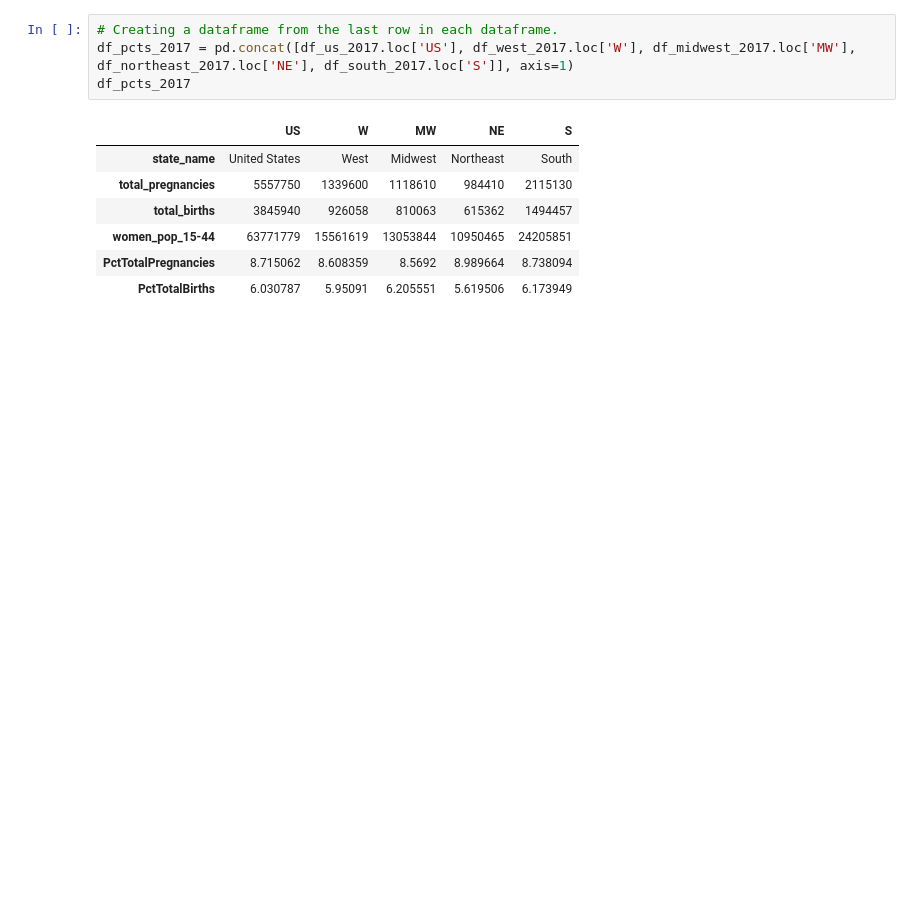
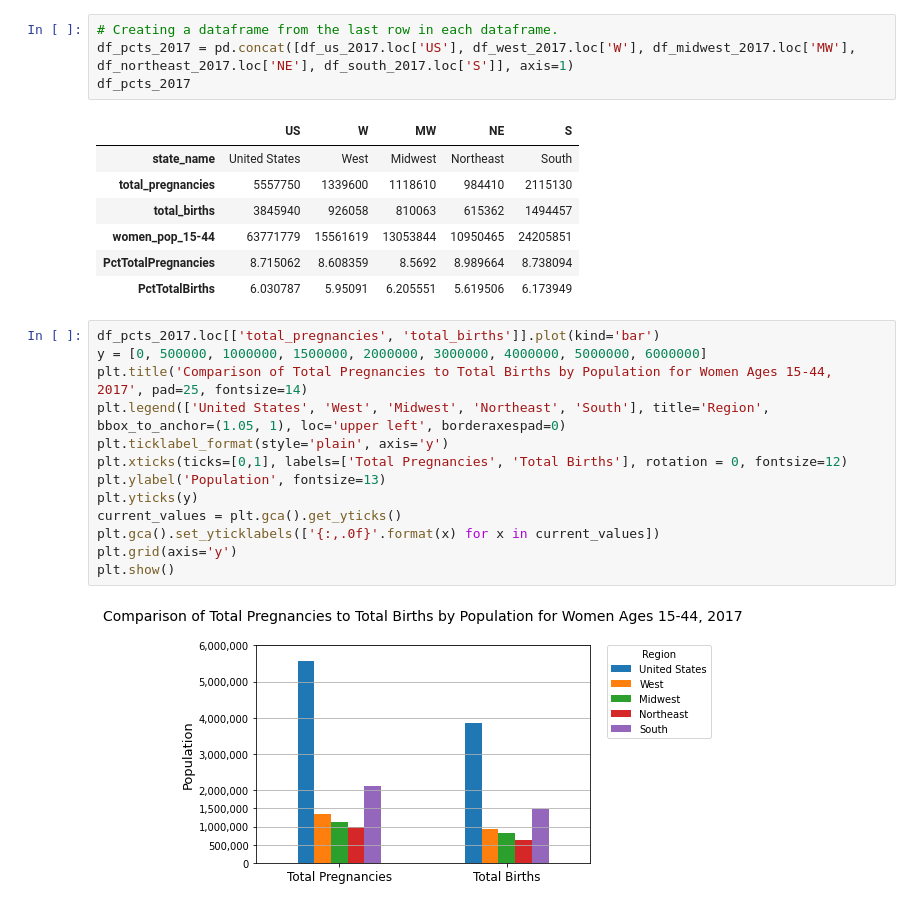
Before and after one commit to HaleyHynes/Pregnancy_US_Population_Data_Project, a Jupyter notebook: pregnancy_project.ipynb, the cells around one changed output. Drawn from its saved outputs; the diff is of its cells as text; blank space fills up the shorter version.

Commit message:
Create two data visualizations

```diff
--- a/pregnancy_project.ipynb
+++ b/pregnancy_project.ipynb
@@ -581,3 +582,18 @@ df_pcts_2017
 | women_pop_15-44 | 63771779 | 15561619 | 13053844 | 10950465 | 24205851 |
 | PctTotalPregnancies | 8.715062 | 8.608359 | 8.5692 | 8.989664 | 8.738094 |
 | PctTotalBirths | 6.030787 | 5.95091 | 6.205551 | 5.619506 | 6.173949 |
+# %%
+df_pcts_2017.loc[['total_pregnancies', 'total_births']].plot(kind='bar')
+y = [0, 500000, 1000000, 1500000, 2000000, 3000000, 4000000, 5000000, 6000000]
+plt.title('Comparison of Total Pregnancies to Total Births by Population for Women Ages 15-44, 2017', pad=25, fontsize=14)
+plt.legend(['United States', 'West', 'Midwest', 'Northeast', 'South'], title='Region', bbox_to_anchor=(1.05, 1), loc='upper left', borderaxespad=0)
+plt.ticklabel_format(style='plain', axis='y')
+plt.xticks(ticks=[0,1], labels=['Total Pregnancies', 'Total Births'], rotation = 0, fontsize=12)
+plt.ylabel('Population', fontsize=13)
+plt.yticks(y)
+current_values = plt.gca().get_yticks()
+plt.gca().set_yticklabels(['{:,.0f}'.format(x) for x in current_values])
+plt.grid(axis='y')
+plt.show()
+# %% [output]
+[figure, added]
```
Also changed, not shown: parts of 2 cells of this notebook.
